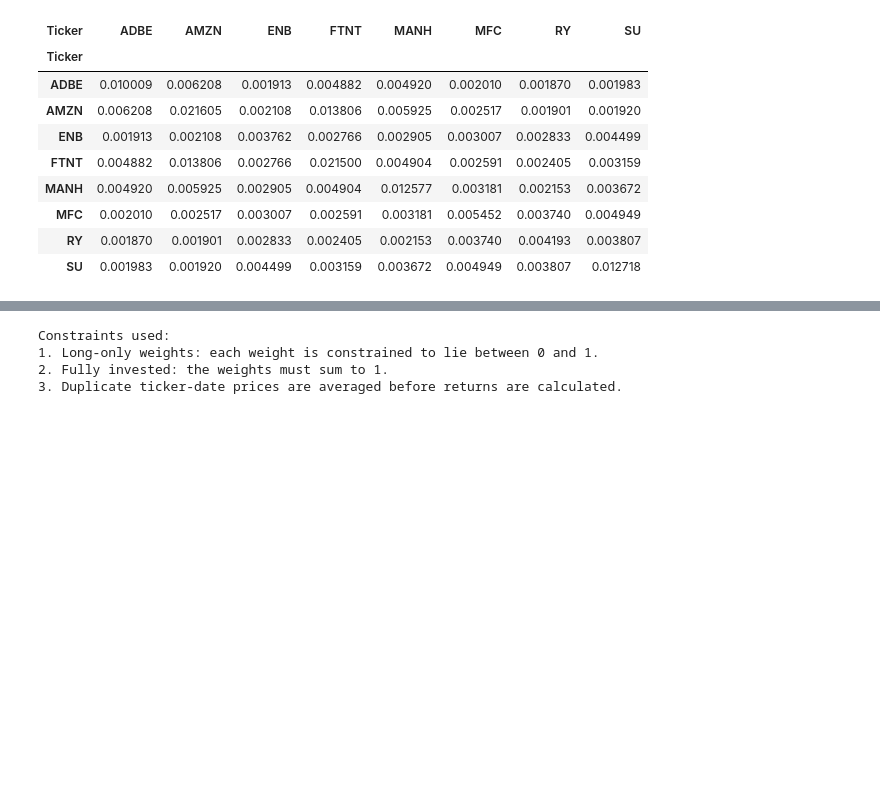
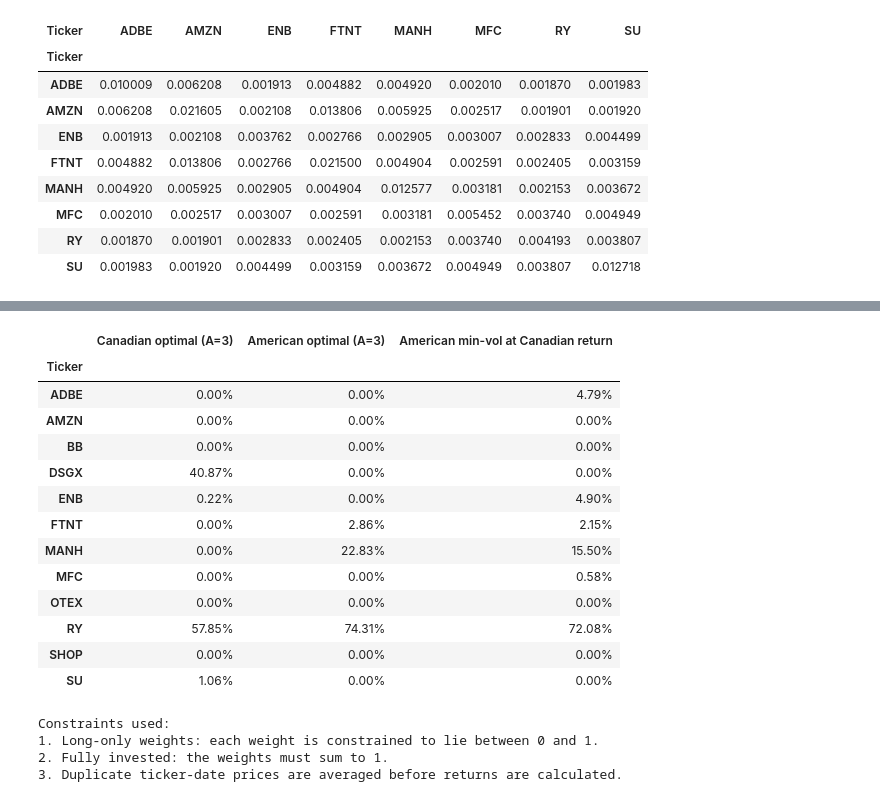
Before and after one commit to Chara1236/CFM301, a Jupyter notebook: PROJ1-CFM301.ipynb, the cells around one changed output, grey strips where cells are left out. Saved outputs shown, nothing was run; the diff lists cells and outputs as text; code cells hidden in the pictures; blank space fills up the shorter version.

Commit message:
Add data cleaning and other code clean up

```diff
--- a/PROJ1-CFM301.ipynb
+++ b/PROJ1-CFM301.ipynb
@@ -295,0 +435,85 @@ Portfolio A Canadian Base + Canadian Tech efficient portfolio weights
+# %%
+# Compare the Canadian and American portfolios side by side.
+american_name = "Portfolio B Canadian Base + American Tech"
+canadian_name = "Portfolio A Canadian Base + Canadian Tech"
+american_result = analysis[american_name]
+canadian_result = analysis[canadian_name]
+
+canadian_label = "Canadian optimal (A=3)"
+american_label = "American optimal (A=3)"
+same_return_label = "American min-vol at Canadian return"
+canadian_target_return = canadian_result["best_return"]
+american_mean_returns = american_result["mean_returns"]
+american_cov_matrix = american_result["cov_matrix"]
+american_tickers = american_result["frame"].columns.tolist()
+american_bounds = [(0, 1)] * len(american_tickers)
+
+portfolio_weights = {
+    canadian_label: canadian_result["best_weights"],
+    american_label: american_result["best_weights"],
+}
+portfolio_metrics = {
+    canadian_label: {
+        "Expected Return": canadian_result["best_return"],
+        "Volatility": np.sqrt(canadian_result["best_variance"]),
+    },
+    american_label: {
+        "Expected Return": american_result["best_return"],
+        "Volatility": np.sqrt(american_result["best_variance"]),
+    },
+}
+
+if canadian_target_return < american_mean_returns.min() - 1e-8 or canadian_target_return > american_mean_returns.max() + 1e-8:
+    print("No long-only American-tech portfolio can match the Canadian portfolio's risk-aversion-3 return.")
+    print(
+        "American-tech feasible return range: "
+        f"{american_mean_returns.min():.2%} to {american_mean_returns.max():.2%}"
+    )
+else:
+    same_return_result = minimize(
+        lambda weights: weights @ american_cov_matrix @ weights,
+        american_result["best_weights"].to_numpy(),
+        method="SLSQP",
+        bounds=american_bounds,
+        constraints=[
+            {"type": "eq", "fun": lambda weights: np.sum(weights) - 1},
+            {
+                "type": "eq",
+                "fun": lambda weights: weights @ american_mean_returns - canadian_target_return,
+            },
+        ],
+    )
+
+    if same_return_result.success:
+        same_return_weights = pd.Series(same_return_result.x, index=american_tickers)
+        same_return = float(same_return_result.x @ american_mean_returns)
+        same_return_variance = float(
+            same_return_result.x @ american_cov_matrix @ same_return_result.x
+        )
+        portfolio_weights[same_return_label] = same_return_weights
+        portfolio_metrics[same_return_label] = {
+            "Expected Return": same_return,
+            "Volatility": np.sqrt(same_return_variance),
+        }
+    else:
+        print("Could not find an American-tech portfolio at the Canadian portfolio's return.")
+        print(same_return_result.message)
+
+performance_table = pd.DataFrame(portfolio_metrics)
+weight_table = pd.concat(portfolio_weights, axis=1).fillna(0)
+weight_table = weight_table.reindex(sorted(weight_table.index))
+weight_table.index.name = "Ticker"
+
+print("Expected return and volatility (monthly):")
+display(
+    performance_table.style
+    .format("{:.2%}")
+    .set_caption("Portfolio performance")
+)
+print("Portfolio weights:")
+display(
+    weight_table.style
+    .format("{:.2%}")
+    .set_caption("Weights by ticker and portfolio")
+)
+# %% [output]
@@ -296,3 +527,17 @@ Portfolio A Canadian Base + Canadian Tech efficient portfolio weights
+|  | Canadian optimal (A=3) | American optimal (A=3) | American min-vol at Canadian return |
+| Ticker |  |  |  |
+| ADBE | 0.00% | 0.00% | 4.79% |
+| AMZN | 0.00% | 0.00% | 0.00% |
+| BB | 0.00% | 0.00% | 0.00% |
+| DSGX | 40.87% | 0.00% | 0.00% |
+| ENB | 0.22% | 0.00% | 4.90% |
+| FTNT | 0.00% | 2.86% | 2.15% |
+| MANH | 0.00% | 22.83% | 15.50% |
+| MFC | 0.00% | 0.00% | 0.58% |
+| OTEX | 0.00% | 0.00% | 0.00% |
+| RY | 57.85% | 74.31% | 72.08% |
+| SHOP | 0.00% | 0.00% | 0.00% |
+| SU | 1.06% | 0.00% | 0.00% |
 # %%
 # Print the constraints used in the analysis.
 print("Constraints used:")
```
Also changed, not shown: parts of 11 cells of this notebook, 1 other file.
